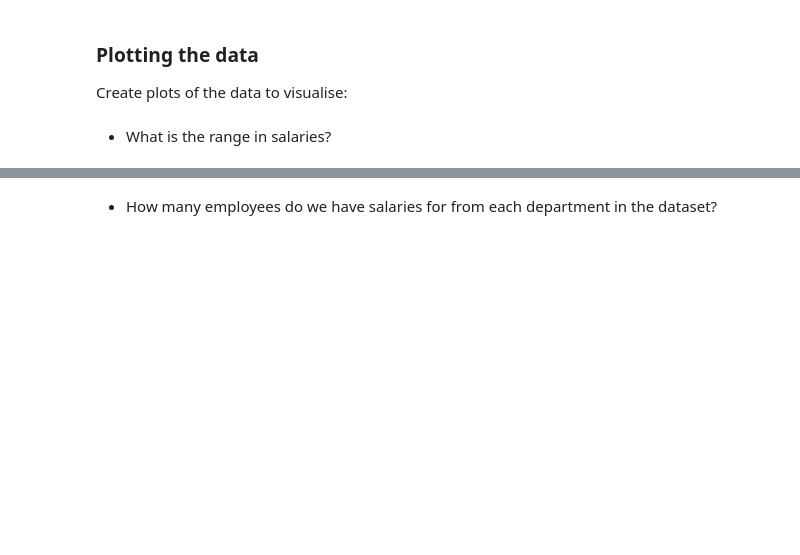
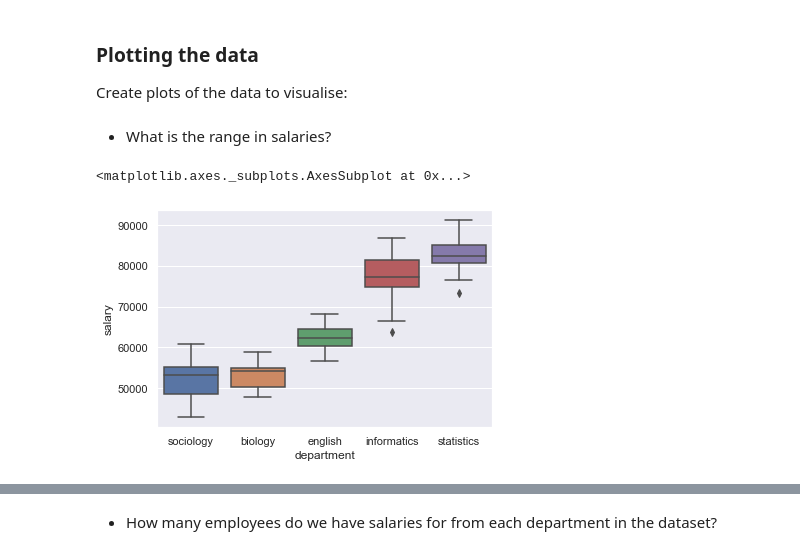
Before and after one commit to datasciencecampus/af_stats_python, a Jupyter notebook: course_content/main_chapters/Chapter 2- Case Study.ipynb, the cells around one changed output, grey strips where cells are left out. Saved outputs shown, nothing was run; the diff lists cells and outputs as text; code cells hidden in the pictures; blank space fills up the shorter version.

```diff
--- a/course_content/main_chapters/Chapter 2- Case Study.ipynb
+++ b/course_content/main_chapters/Chapter 2- Case Study.ipynb
@@ -56,7 +56,7 @@ sns.set(rc={'figure.figsize':(8.7,6.27)})
 # %% [markdown]
 Loading the data:
 # %%
-salaries = pd.read_csv("data/faculty-data.csv")
+salaries = pd.read_csv("../../data/faculty-data.csv")
 # %% [markdown]
 ## Explore the data
 
@@ -82,0 +106,5 @@ Create plots of the data to visualise:
+# %%
+sns.boxplot(data = salaries, y = 'salary', x = 'department')
+# %% [output]
+<matplotlib.axes._subplots.AxesSubplot at 0x...>
+[figure, added]
```
Also changed, not shown: parts of 52 cells of this notebook, 3 other files.
